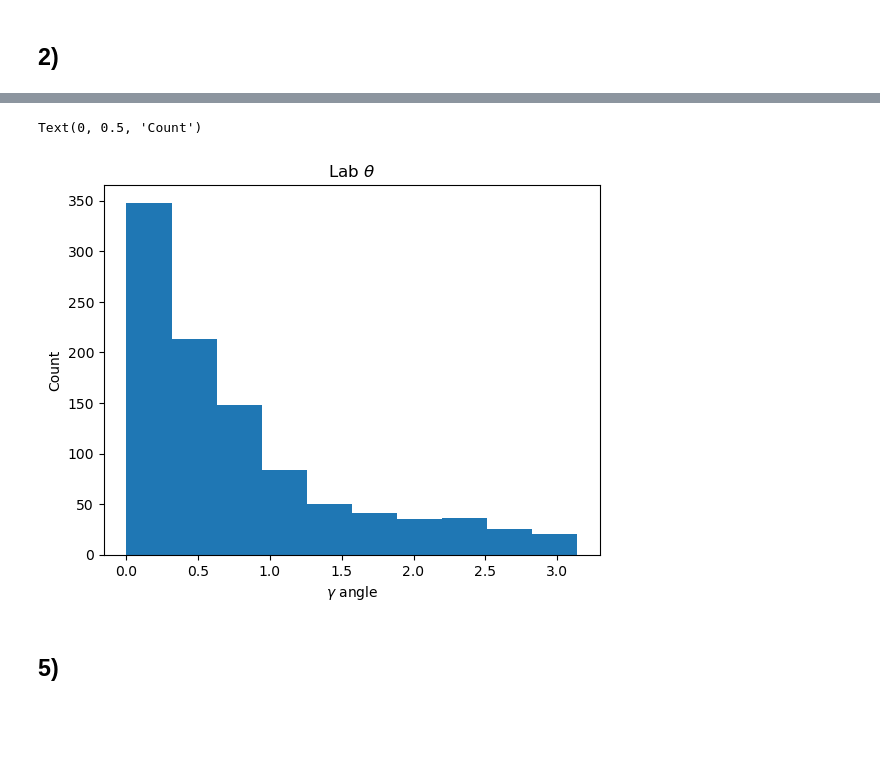
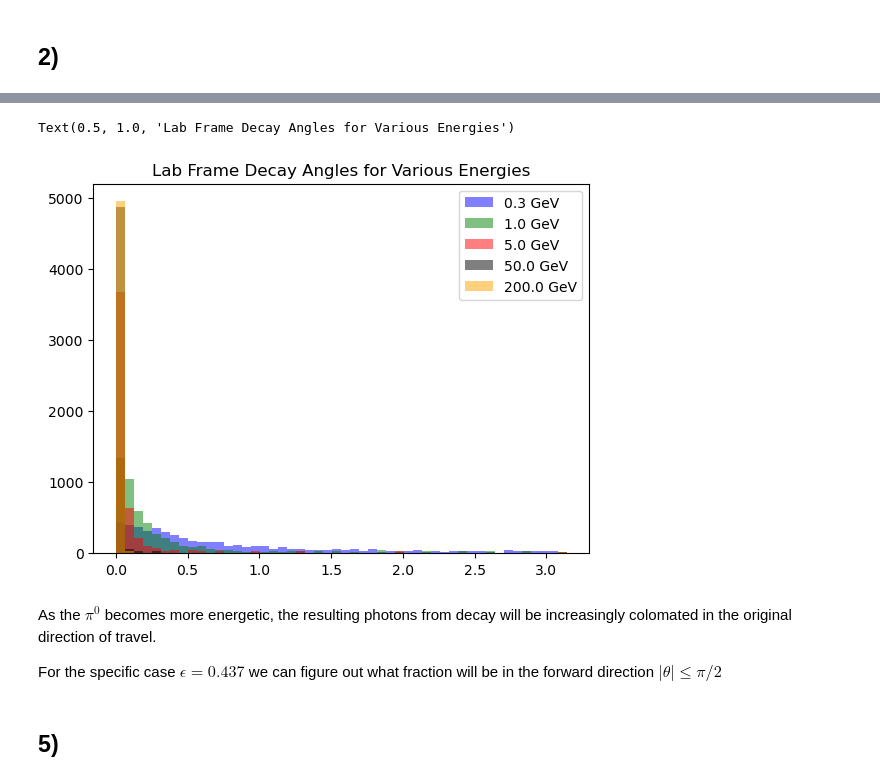
Before and after one commit to aidangardnerokearny/ParticlePHYS62x, a Jupyter notebook: PHYS627/Homework2/Homework2.ipynb, the cells around one changed output, grey strips where cells are left out. Drawn from its saved outputs; the diff is of its cells as text; code cells hidden in the pictures; blank space fills up the shorter version.

```diff
--- a/PHYS627/Homework2/Homework2.ipynb
+++ b/PHYS627/Homework2/Homework2.ipynb
@@ -48,11 +50,16 @@ print(thetas)
-# %%
-plt.hist(thetas[0])
-plt.title(r"Lab $\theta$")
-plt.xlabel(r"$\gamma$ angle")
-plt.ylabel(r"Count")
-# %% [output]
-Text(0, 0.5, 'Count')
-[figure, removed]
 # %%
 fig, ax = plt.subplots()
-facecolors = []
+facecolors = ["Blue", "Green", "Red", "Black", "Orange"]
+
+for i in range(len(facecolors)):
+    ax.hist(thetas[i], bins=50, alpha=0.5, label=f"{energies[i]} GeV", facecolor=facecolors[i], histtype='stepfilled')
+
+ax.legend()
+ax.set_title(r"Lab Frame Decay Angles for Various Energies")
+# %% [output]
+Text(0.5, 1.0, 'Lab Frame Decay Angles for Various Energies')
+[figure, added]
+# %% [markdown]
+As the $\pi^0$ becomes more energetic, the resulting photons from decay will be increasingly colomated in the original direction of travel.
+
+For the specific case $\epsilon=0.437$ we can figure out what fraction will be in the forward direction $|{\theta}|\leq\pi/2$
```
Also changed, not shown: parts of 5 cells of this notebook.
